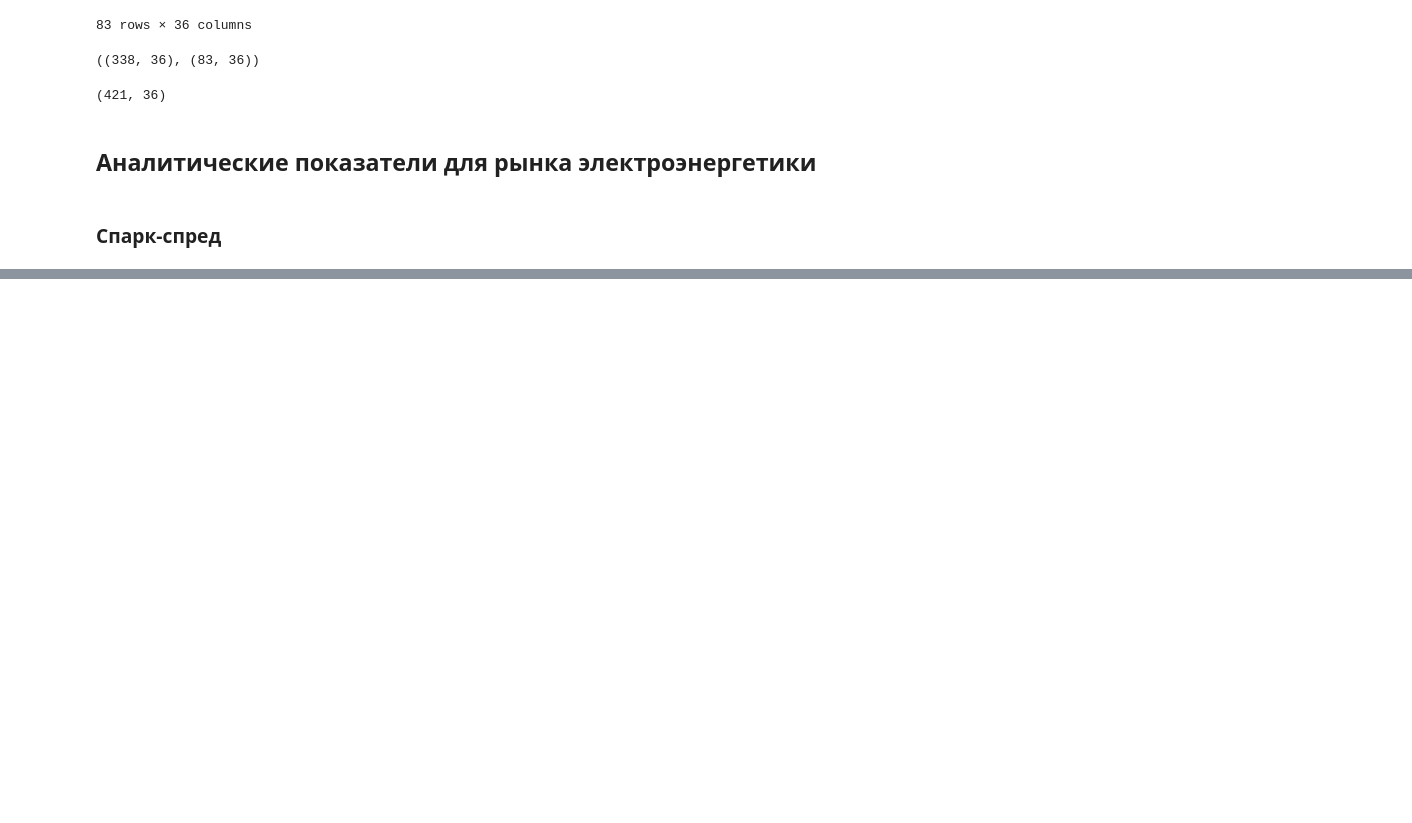
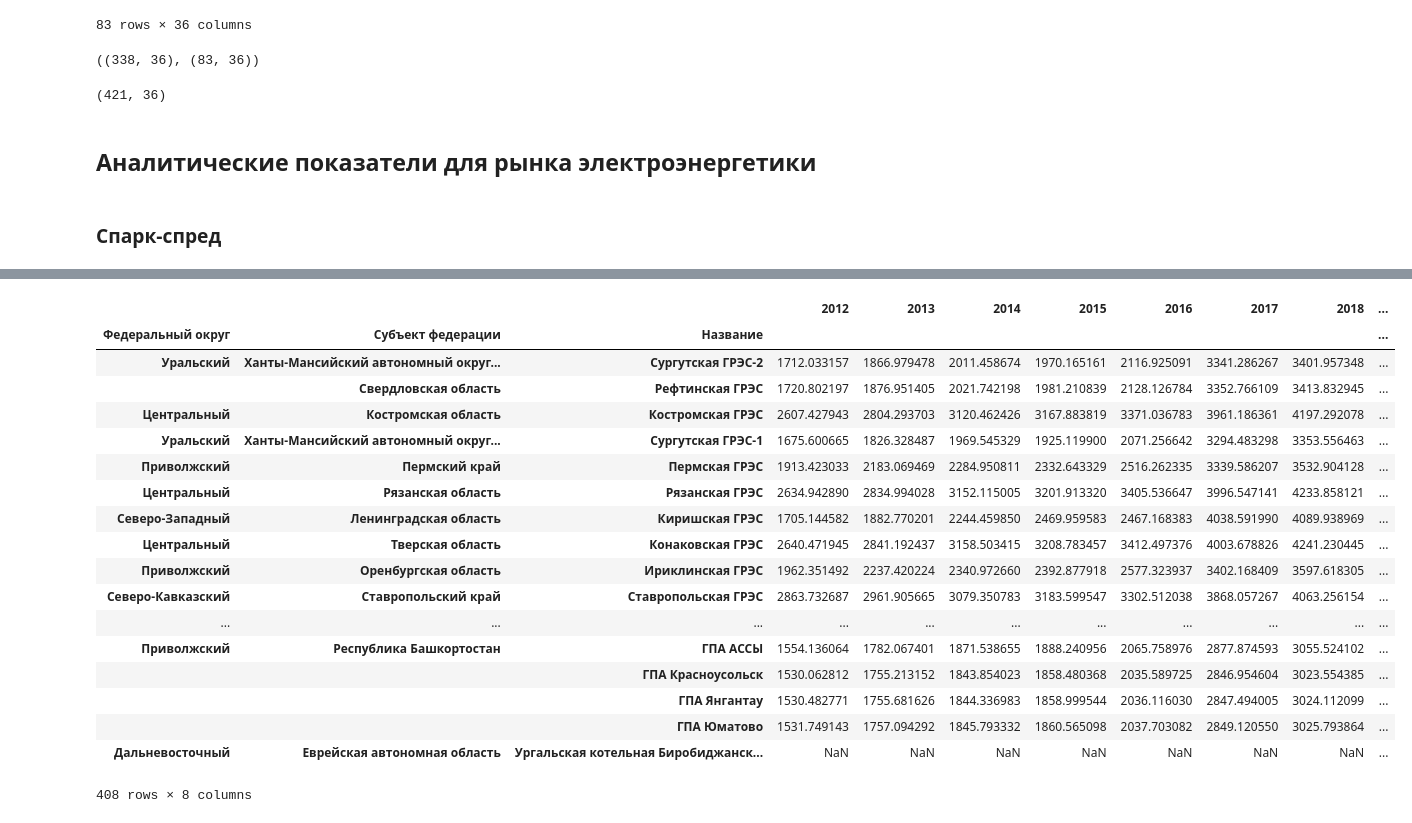
Before and after one commit to xenakas/py_projects, a Jupyter notebook: oil_indexes/oil_indexes.ipynb, the cells around one changed output, grey strips where cells are left out. Drawn from its saved outputs; the diff is of its cells as text; code cells hidden in the pictures; blank space fills up the shorter version.

```diff
--- a/oil_indexes/oil_indexes.ipynb
+++ b/oil_indexes/oil_indexes.ipynb
@@ -2366,0 +2585,22 @@ data.sheet_names
+# %%
+spark_electricity.sub((spark_gas / 7.9 ).mul(spark_heat))
+# %% [output]
+|  |  |  | 2012 | 2013 | 2014 | 2015 | 2016 | 2017 | 2018 | ... |
+| Федеральный округ | Субъект федерации | Название |  |  |  |  |  |  |  | ... |
+| Уральский | Ханты-Мансийский автономный округ... | Сургутская ГРЭС-2 | 1712.033157 | 1866.979478 | 2011.458674 | 1970.165161 | 2116.925091 | 3341.286267 | 3401.957348 | ... |
+|  | Свердловская область | Рефтинская ГРЭС | 1720.802197 | 1876.951405 | 2021.742198 | 1981.210839 | 2128.126784 | 3352.766109 | 3413.832945 | ... |
+| Центральный | Костромская область | Костромская ГРЭС | 2607.427943 | 2804.293703 | 3120.462426 | 3167.883819 | 3371.036783 | 3961.186361 | 4197.292078 | ... |
+| Уральский | Ханты-Мансийский автономный округ... | Сургутская ГРЭС-1 | 1675.600665 | 1826.328487 | 1969.545329 | 1925.119900 | 2071.256642 | 3294.483298 | 3353.556463 | ... |
+| Приволжский | Пермский край | Пермская ГРЭС | 1913.423033 | 2183.069469 | 2284.950811 | 2332.643329 | 2516.262335 | 3339.586207 | 3532.904128 | ... |
+| Центральный | Рязанская область | Рязанская ГРЭС | 2634.942890 | 2834.994028 | 3152.115005 | 3201.913320 | 3405.536647 | 3996.547141 | 4233.858121 | ... |
+| Северо-Западный | Ленинградская область | Киришская ГРЭС | 1705.144582 | 1882.770201 | 2244.459850 | 2469.959583 | 2467.168383 | 4038.591990 | 4089.938969 | ... |
+| Центральный | Тверская область | Конаковская ГРЭС | 2640.471945 | 2841.192437 | 3158.503415 | 3208.783457 | 3412.497376 | 4003.678826 | 4241.230445 | ... |
+| Приволжский | Оренбургская область | Ириклинская ГРЭС | 1962.351492 | 2237.420224 | 2340.972660 | 2392.877918 | 2577.323937 | 3402.168409 | 3597.618305 | ... |
+| Северо-Кавказский | Ставропольский край | Ставропольская ГРЭС | 2863.732687 | 2961.905665 | 3079.350783 | 3183.599547 | 3302.512038 | 3868.057267 | 4063.256154 | ... |
+| ... | ... | ... | ... | ... | ... | ... | ... | ... | ... | ... |
+| Приволжский | Республика Башкортостан | ГПА АССЫ | 1554.136064 | 1782.067401 | 1871.538655 | 1888.240956 | 2065.758976 | 2877.874593 | 3055.524102 | ... |
+|  |  | ГПА Красноусольск | 1530.062812 | 1755.213152 | 1843.854023 | 1858.480368 | 2035.589725 | 2846.954604 | 3023.554385 | ... |
+|  |  | ГПА Янгантау | 1530.482771 | 1755.681626 | 1844.336983 | 1858.999544 | 2036.116030 | 2847.494005 | 3024.112099 | ... |
+|  |  | ГПА Юматово | 1531.749143 | 1757.094292 | 1845.793332 | 1860.565098 | 2037.703082 | 2849.120550 | 3025.793864 | ... |
+| Дальневосточный | Еврейская автономная область | Ургальская котельная Биробиджанск... | NaN | NaN | NaN | NaN | NaN | NaN | NaN | ... |
+408 rows × 8 columns
```
Also changed, not shown: parts of 65 cells of this notebook, 1 other file.
